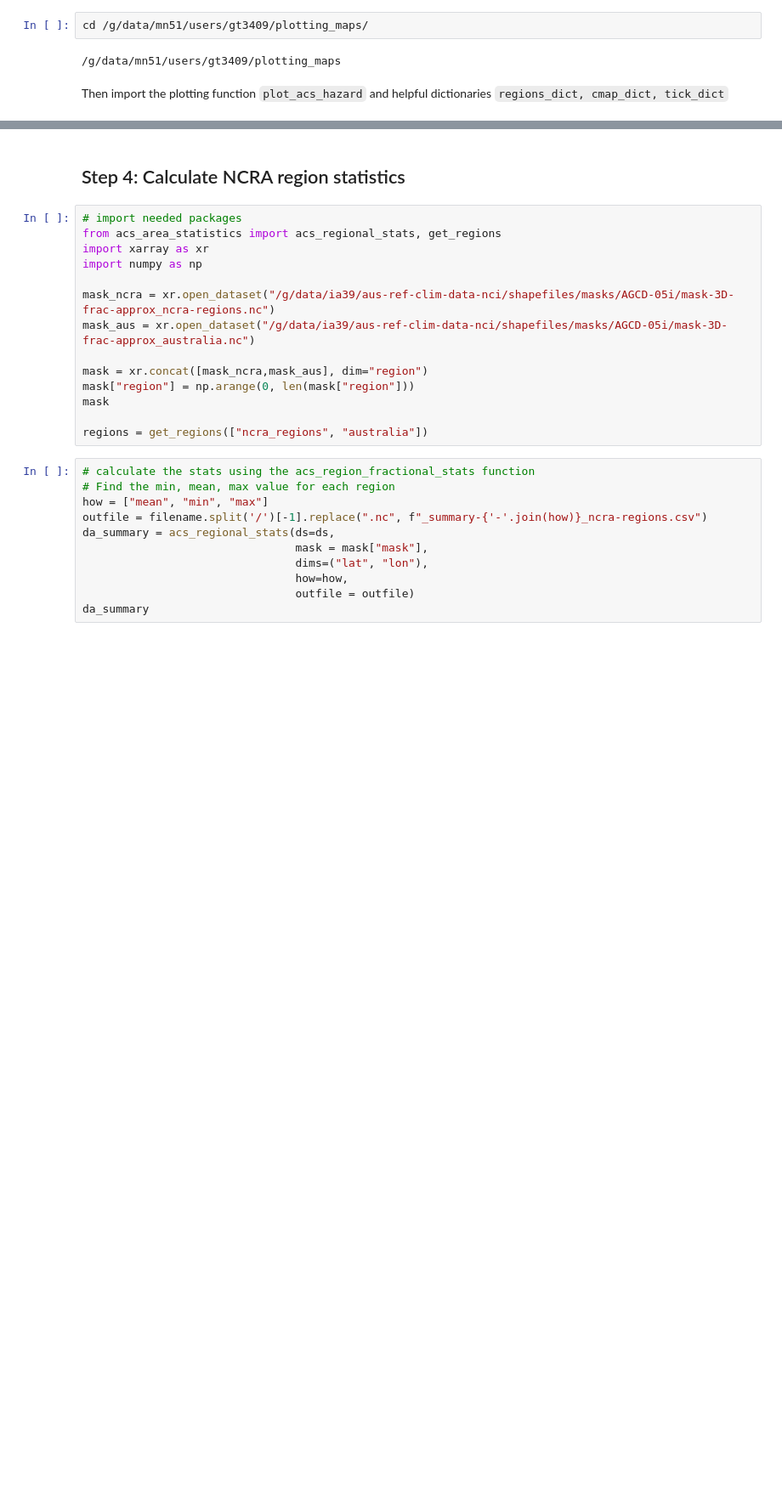
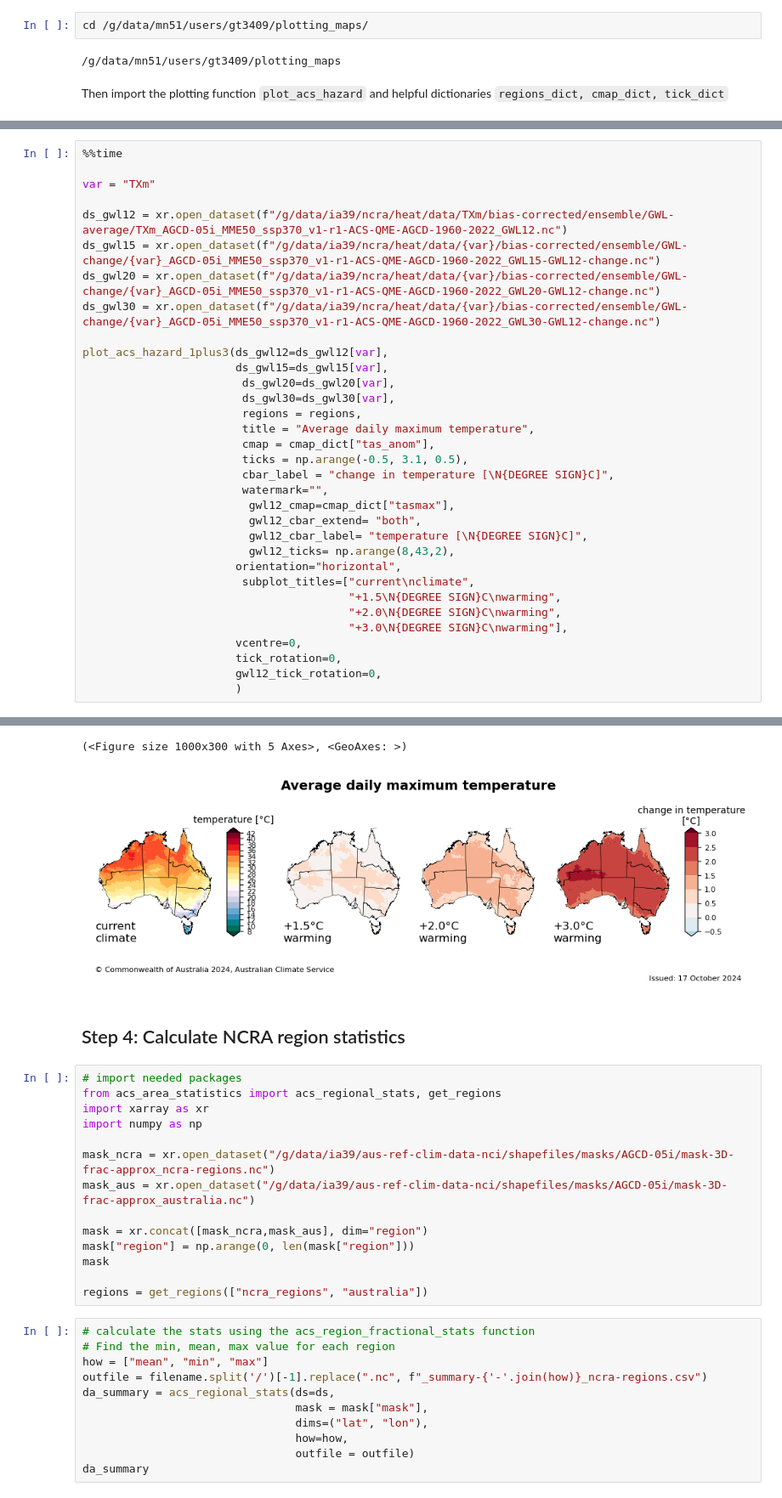
Before and after one commit to AusClimateService/plotting_maps, a Jupyter notebook: example_notebooks/minimal_plotting_example_tx.ipynb, the cells around one changed output, grey strips where cells are left out. Shown at 85% size. Saved outputs shown, nothing was run; the diff lists cells and outputs as text; blank space fills up the shorter version.

```diff
--- a/example_notebooks/minimal_plotting_example_tx.ipynb
+++ b/example_notebooks/minimal_plotting_example_tx.ipynb
@@ -120,2 +120,36 @@ Wall time: 2min 6s
 (<Figure size 1000x300 with 4 Axes>, <GeoAxes: >)
 [figure]
+# %%
+%%time
+
+var = "TXm"
+
+ds_gwl12 = xr.open_dataset(f"/g/data/ia39/ncra/heat/data/TXm/bias-corrected/ensemble/GWL-average/TXm_AGCD-05i_MME50_ssp370_v1-r1-ACS-QME-AGCD-1960-2022_GWL12.nc")
+ds_gwl15 = xr.open_dataset(f"/g/data/ia39/ncra/heat/data/{var}/bias-corrected/ensemble/GWL-change/{var}_AGCD-05i_MME50_ssp370_v1-r1-ACS-QME-AGCD-1960-2022_GWL15-GWL12-change.nc")
+ds_gwl20 = xr.open_dataset(f"/g/data/ia39/ncra/heat/data/{var}/bias-corrected/ensemble/GWL-change/{var}_AGCD-05i_MME50_ssp370_v1-r1-ACS-QME-AGCD-1960-2022_GWL20-GWL12-change.nc")
+ds_gwl30 = xr.open_dataset(f"/g/data/ia39/ncra/heat/data/{var}/bias-corrected/ensemble/GWL-change/{var}_AGCD-05i_MME50_ssp370_v1-r1-ACS-QME-AGCD-1960-2022_GWL30-GWL12-change.nc")
+
+plot_acs_hazard_1plus3(ds_gwl12=ds_gwl12[var],
+                       ds_gwl15=ds_gwl15[var],
+                        ds_gwl20=ds_gwl20[var],
+                        ds_gwl30=ds_gwl30[var],
+                        regions = regions,
+                        title = "Average daily maximum temperature",
+                        cmap = cmap_dict["tas_anom"],
+                        ticks = np.arange(-0.5, 3.1, 0.5),
+                        cbar_label = "change in temperature [\N{DEGREE SIGN}C]",
+                        watermark="",
+                         gwl12_cmap=cmap_dict["tasmax"],
+                         gwl12_cbar_extend= "both",
+                         gwl12_cbar_label= "temperature [\N{DEGREE SIGN}C]",
+                         gwl12_ticks= np.arange(8,43,2),
+                       orientation="horizontal",
+                        subplot_titles=["current\nclimate",
+                                        "+1.5\N{DEGREE SIGN}C\nwarming",
+                                        "+2.0\N{DEGREE SIGN}C\nwarming",
+                                        "+3.0\N{DEGREE SIGN}C\nwarming"],
+                       vcentre=0,
+                       tick_rotation=0,
+                       gwl12_tick_rotation=0,
+                       )
+# %% [output]
@@ -122,3 +158,5 @@ Wall time: 2min 6s
+(<Figure size 1000x300 with 5 Axes>, <GeoAxes: >)
+[figure, added]
 # %% [markdown]
 ## Step 4: Calculate NCRA region statistics
 # %%
```
Also changed, not shown: parts of 7 cells of this notebook, 4 other files.
